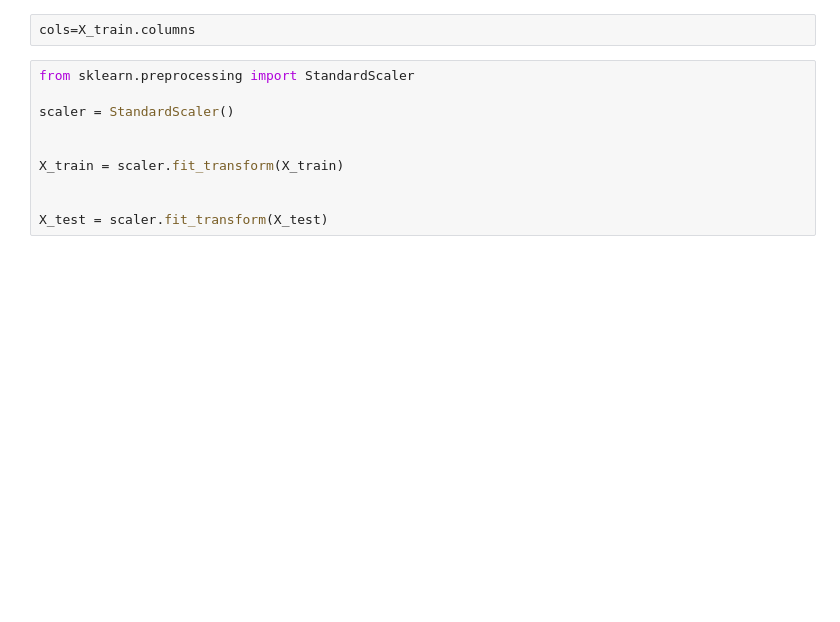
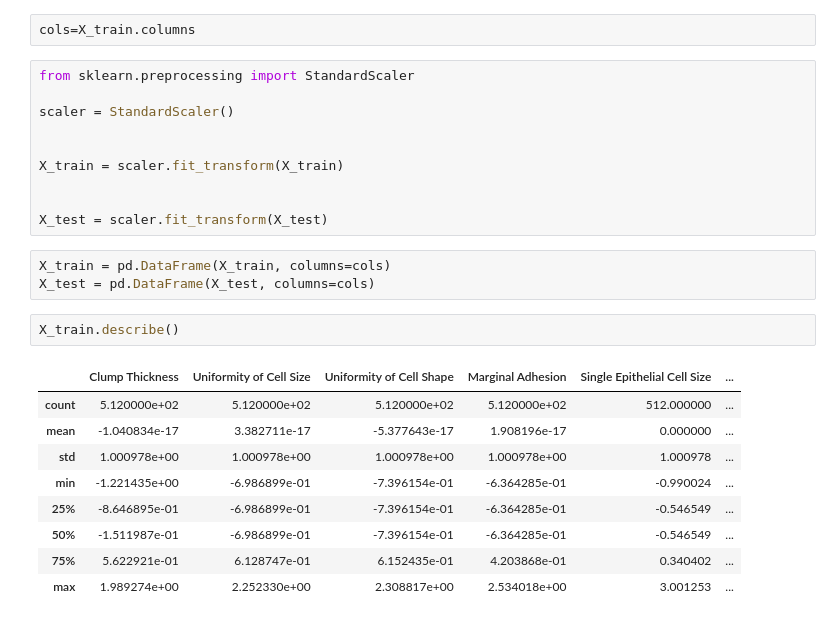
Before and after one commit to JessicaComfortGrant/Breast_Cancer_Project, a Jupyter notebook: Breast_Cancer_Analysis.ipynb, the cells around one changed output. Drawn from its saved outputs; the diff is of its cells as text; blank space fills up the shorter version.

```diff
--- a/Breast_Cancer_Analysis.ipynb
+++ b/Breast_Cancer_Analysis.ipynb
@@ -238,3 +238,18 @@ X_train = scaler.fit_transform(X_train)
 
 
 X_test = scaler.fit_transform(X_test)
+# %%
+X_train = pd.DataFrame(X_train, columns=cols)
+X_test = pd.DataFrame(X_test, columns=cols)
+# %%
+X_train.describe()
+# %% [output]
+|  | Clump Thickness | Uniformity of Cell Size | Uniformity of Cell Shape | Marginal Adhesion | Single Epithelial Cell Size | ... |
+| count | 5.120000e+02 | 5.120000e+02 | 5.120000e+02 | 5.120000e+02 | 512.000000 | ... |
+| mean | -1.040834e-17 | 3.382711e-17 | -5.377643e-17 | 1.908196e-17 | 0.000000 | ... |
+| std | 1.000978e+00 | 1.000978e+00 | 1.000978e+00 | 1.000978e+00 | 1.000978 | ... |
+| min | -1.221435e+00 | -6.986899e-01 | -7.396154e-01 | -6.364285e-01 | -0.990024 | ... |
+| 25% | -8.646895e-01 | -6.986899e-01 | -7.396154e-01 | -6.364285e-01 | -0.546549 | ... |
+| 50% | -1.511987e-01 | -6.986899e-01 | -7.396154e-01 | -6.364285e-01 | -0.546549 | ... |
+| 75% | 5.622921e-01 | 6.128747e-01 | 6.152435e-01 | 4.203868e-01 | 0.340402 | ... |
+| max | 1.989274e+00 | 2.252330e+00 | 2.308817e+00 | 2.534018e+00 | 3.001253 | ... |
```
Also changed, not shown: parts of 4 cells of this notebook.
